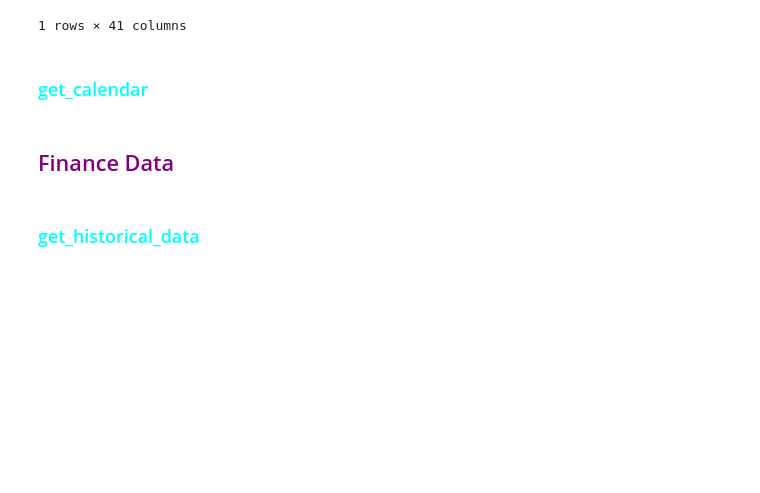
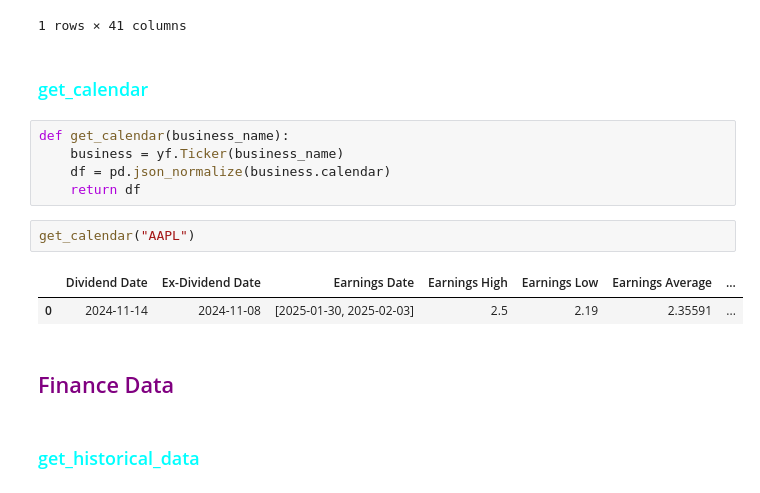
Before and after one commit to Clementadm/Projet_master, a Jupyter notebook: SRC/Api/api_yahoo.ipynb, the cells around one changed output. Cells and saved outputs as stored; diff of their text form; blank space fills up the shorter version.

```diff
--- a/SRC/Api/api_yahoo.ipynb
+++ b/SRC/Api/api_yahoo.ipynb
@@ -37,6 +37,16 @@ get_business_recommendation("AAPL")
 1 rows × 41 columns
 # %% [markdown]
 ### <h3 style="color:cyan"> get_calendar
+# %%
+def get_calendar(business_name):
+    business = yf.Ticker(business_name)
+    df = pd.json_normalize(business.calendar)
+    return df
+# %%
+get_calendar("AAPL")
+# %% [output]
+|  | Dividend Date | Ex-Dividend Date | Earnings Date | Earnings High | Earnings Low | Earnings Average | ... |
+| 0 | 2024-11-14 | 2024-11-08 | [2025-01-30, 2025-02-03] | 2.5 | 2.19 | 2.35591 | ... |
 # %% [markdown]
 ## <h2 style="color:purple"> Finance Data
 # %% [markdown]
```
Also changed, not shown: parts of 4 cells of this notebook.
